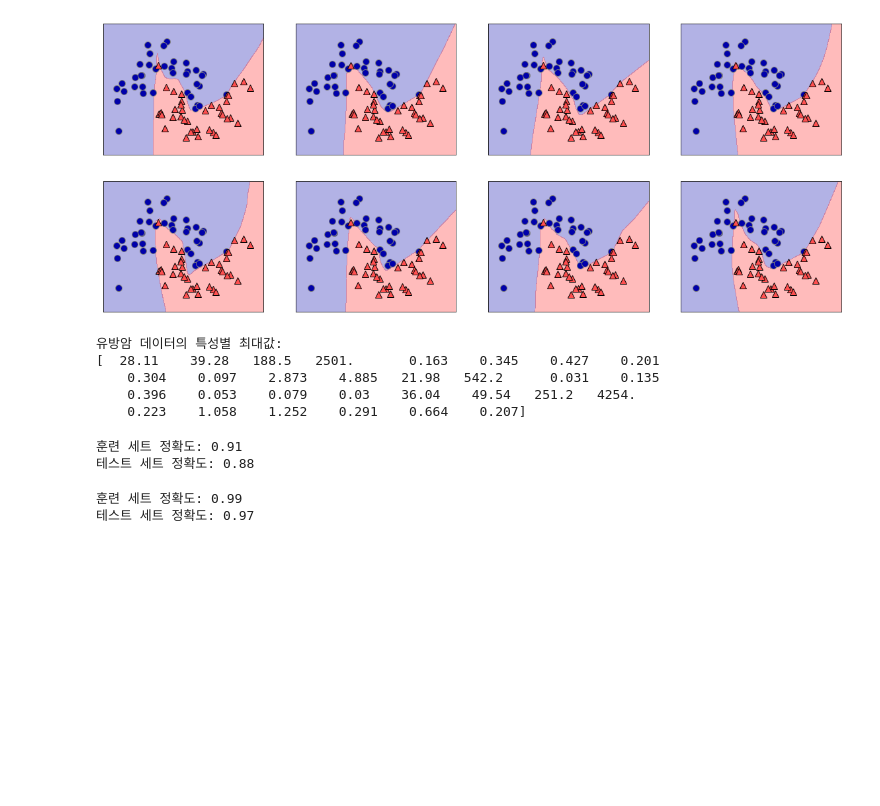
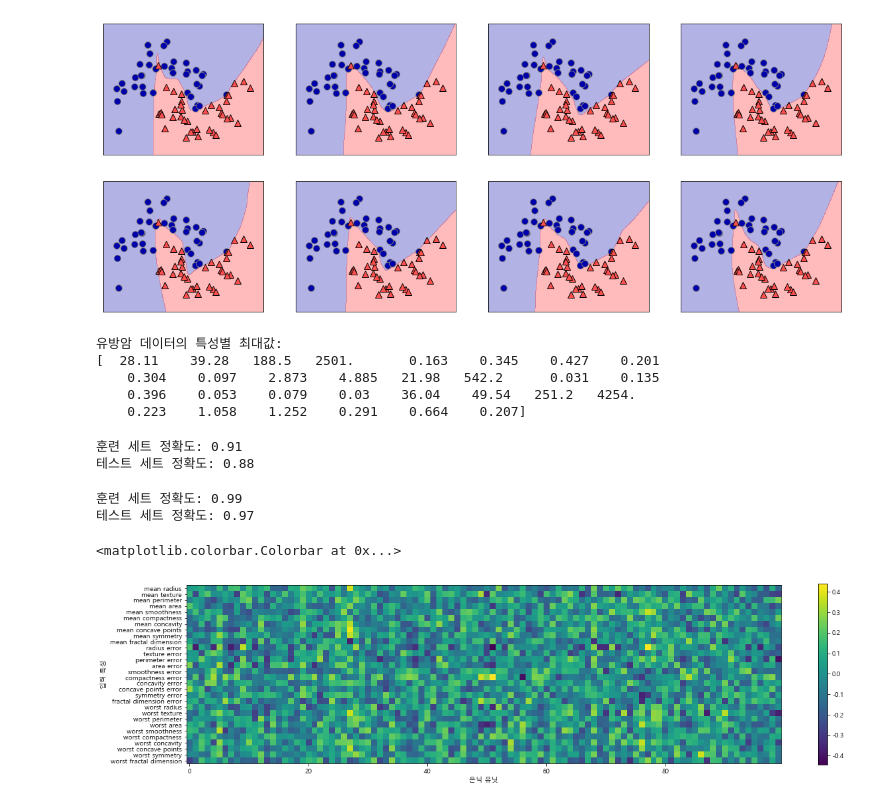
Before and after one commit to whpark70/scikit-learn-notebook, a Jupyter notebook: 2.3.8-Perceptrons.ipynb, the cells around one changed output. Cells and saved outputs as stored; diff of their text form; code cells hidden in the pictures; blank space fills up the shorter version.

```diff
--- a/2.3.8-Perceptrons.ipynb
+++ b/2.3.8-Perceptrons.ipynb
@@ -138,3 +138,13 @@ print("테스트 세트 정확도: {:.2f}".format(mlp.score(X_test_scaled, y_tes
 # %% [output]
 훈련 세트 정확도: 0.99
 테스트 세트 정확도: 0.97
+# %%
+plt.figure(figsize=(20,5))
+plt.imshow(mlp.coefs_[0], interpolation='none',cmap='viridis')
+plt.yticks(range(30), cancer.feature_names)
+plt.xlabel("은닉 유닛")
+plt.ylabel("입력 특성")
+plt.colorbar()
+# %% [output]
+<matplotlib.colorbar.Colorbar at 0x...>
+[figure, added]
```
Also changed, not shown: parts of 2 cells of this notebook.
